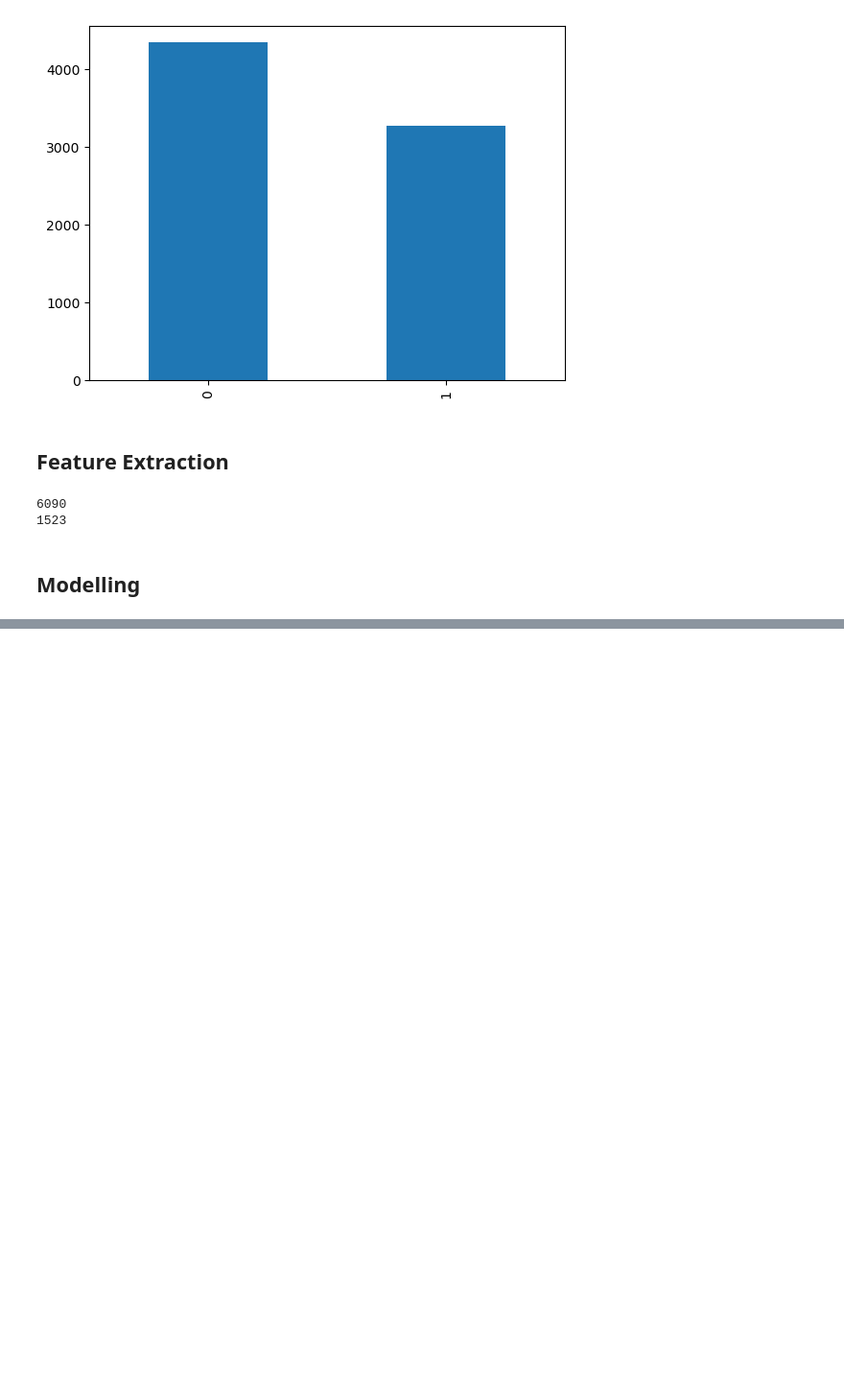
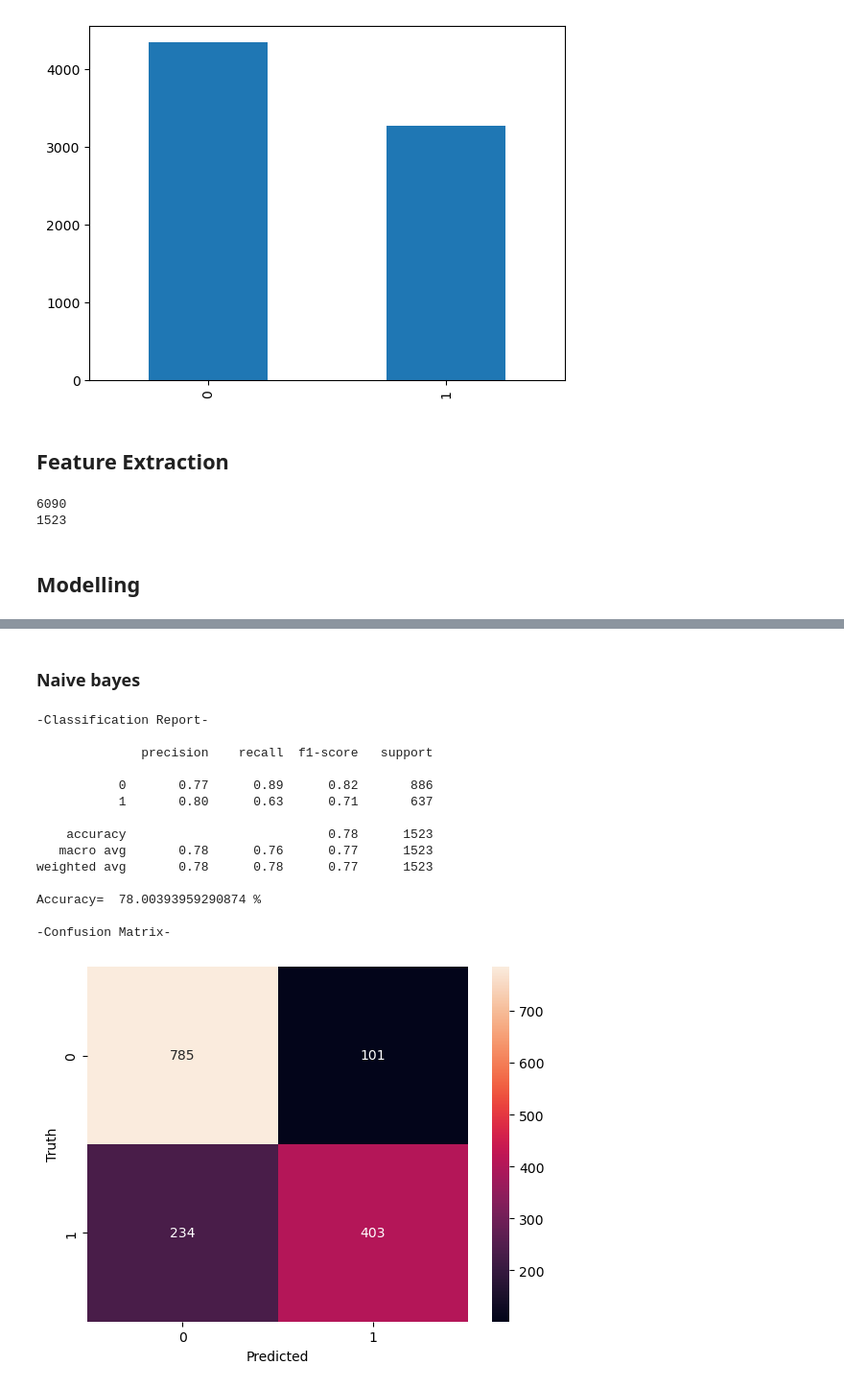
Before and after one commit to Naftal-Rainer/Natural-Language-Processing-with-Disaster-Tweets, a Jupyter notebook: notebooks/nlp_tweets.ipynb, the cells around one changed output, grey strips where cells are left out. Shown: that part at 96% size. Saved outputs shown, nothing was run; the diff lists cells and outputs as text; code cells hidden in the pictures; blank space fills up the shorter version.

```diff
--- a/notebooks/nlp_tweets.ipynb
+++ b/notebooks/nlp_tweets.ipynb
@@ -205,0 +245,23 @@ print(len(y_test))
+# %% [markdown]
+### Naive bayes
+# %%
+from sklearn.naive_bayes import MultinomialNB
+
+NB=MultinomialNB()
+classification(NB, X, y)
+# %% [output]
+-Classification Report-
+
+              precision    recall  f1-score   support
+
+           0       0.77      0.89      0.82       886
+           1       0.80      0.63      0.71       637
+
+    accuracy                           0.78      1523
+   macro avg       0.78      0.76      0.77      1523
+weighted avg       0.78      0.78      0.77      1523
+
+Accuracy=  78.00393959290874 %
+
+-Confusion Matrix-
+[figure, added]
```
Also changed, not shown: parts of 9 cells of this notebook.
